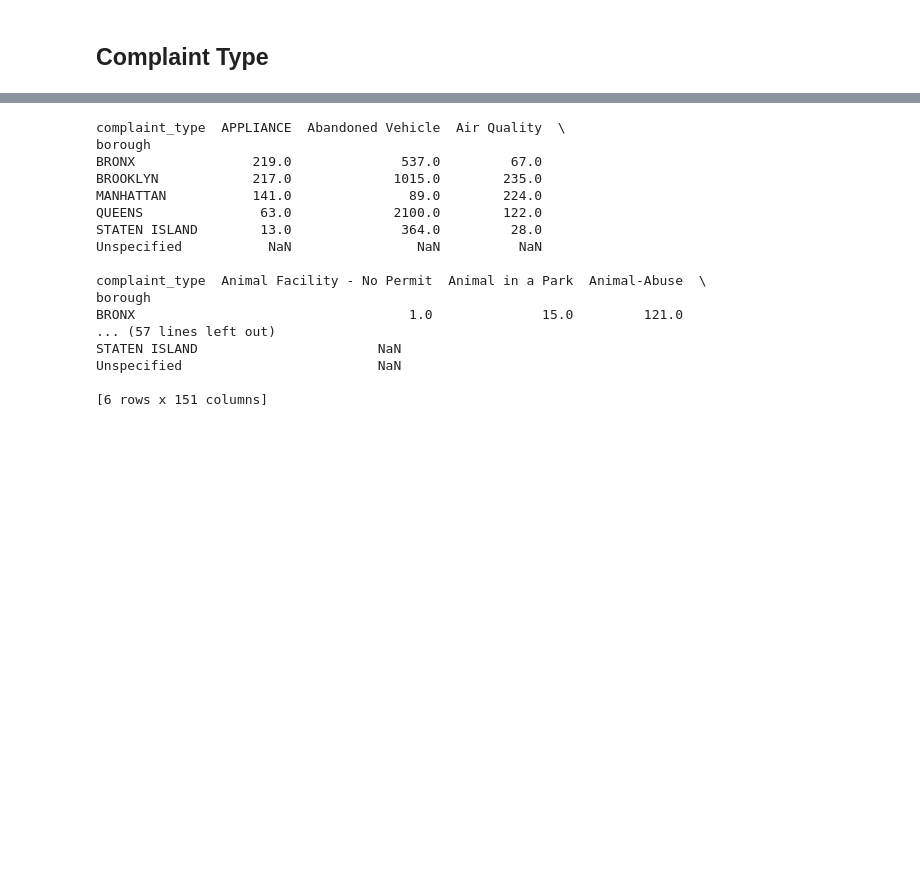
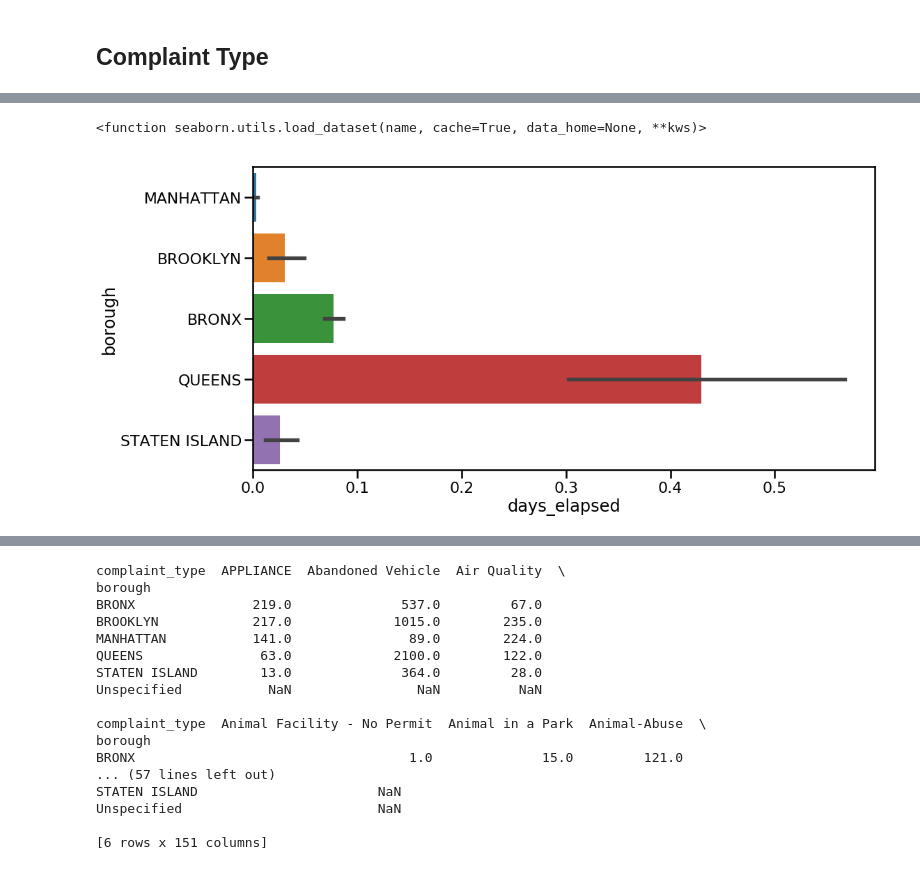
Before and after one commit to whohuhwhat/311_pt4, a Jupyter notebook: TS.ipynb, the cells around one changed output, grey strips where cells are left out. Drawn from its saved outputs; the diff is of its cells as text; code cells hidden in the pictures; blank space fills up the shorter version.

```diff
--- a/TS.ipynb
+++ b/TS.ipynb
@@ -122,0 +132,2 @@ bor_days = aug.loc[aug.borough=='BROOKLYN'].day_of_week.value_counts()
+# %%
+r_noise = aug.loc[aug.complaint_type=='Noise - Residential']
@@ -122,0 +146,9 @@ bor_days = aug.loc[aug.borough=='BROOKLYN'].day_of_week.value_counts()
+# %%
+plt.figure(figsize= (16,8))
+sns.set_context('poster')
+ax = sns.barplot(x="days_elapsed", y="borough", data=r_noise)
+# ax.set_yticklabels(ax.get_yticklabels(), rotation=45, ha="right")
+sns.load_dataset
+# %% [output]
+<function seaborn.utils.load_dataset(name, cache=True, data_home=None, **kws)>
+[figure, added]
```
Also changed, not shown: parts of 9 cells of this notebook.
